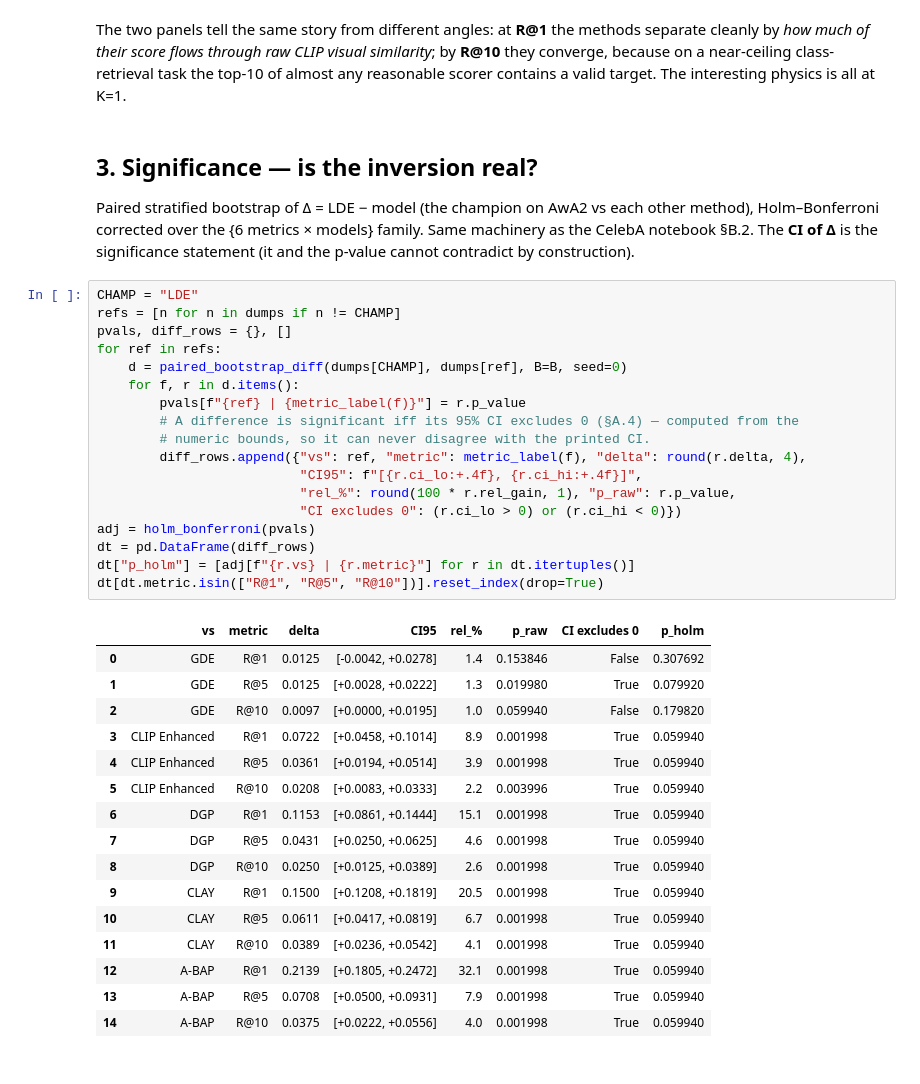
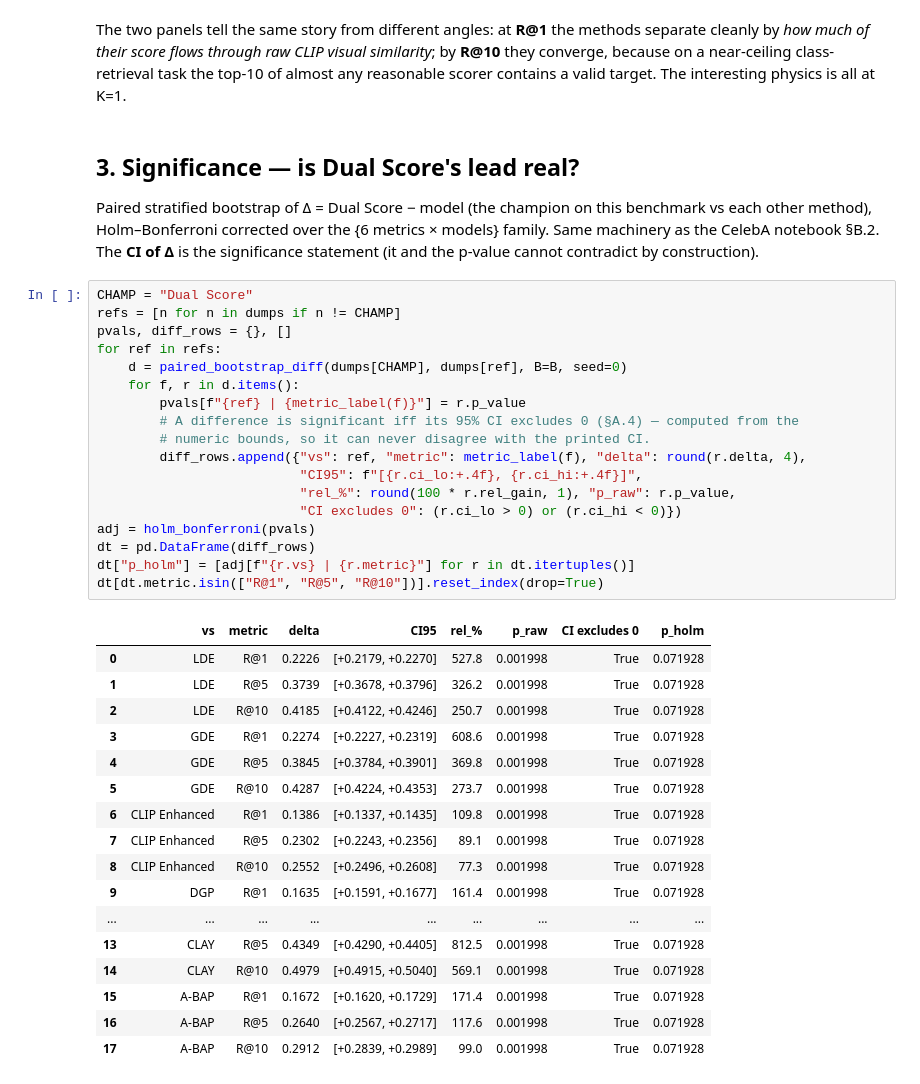
Before and after one commit to davideCabitz/Deep-Learning-Project, a Jupyter notebook: notebooks/AwA2_Model_Testing.ipynb, the cells around one changed output. Cells and saved outputs as stored; diff of their text form.

Commit message:
Updated AwA2 model testing notebook

```diff
--- a/notebooks/AwA2_Model_Testing.ipynb
+++ b/notebooks/AwA2_Model_Testing.ipynb
@@ -147,47 +157,48 @@ by **R@10** they converge, because on a near-ceiling class-retrieval task the to
 almost any reasonable scorer contains a valid target. The interesting physics is all at
 K=1.
 # %% [markdown]
-## 3. Significance — is the inversion real?
+## 3. Significance — is Dual Score's lead real?
 
-Paired stratified bootstrap of Δ = LDE − model (the champion on AwA2 vs each other
-method), Holm–Bonferroni corrected over the {6 metrics × models} family. Same machinery
-as the CelebA notebook §B.2. The **CI of Δ** is the significance statement (it and the
-p-value cannot contradict by construction).
+Paired stratified bootstrap of Δ = Dual Score − model (the champion on this benchmark vs
+each other method), Holm–Bonferroni corrected over the {6 metrics × models} family. Same
+machinery as the CelebA notebook §B.2. The **CI of Δ** is the significance statement (it
+and the p-value cannot contradict by construction).
 # %%
-CHAMP = "LDE"
+CHAMP = "Dual Score"
 refs = [n for n in dumps if n != CHAMP]
 pvals, diff_rows = {}, []
 for ref in refs:
     d = paired_bootstrap_diff(dumps[CHAMP], dumps[ref], B=B, seed=0)
     for f, r in d.items():
         pvals[f"{ref} | {metric_label(f)}"] = r.p_value
         # A difference is significant iff its 95% CI excludes 0 (§A.4) — computed from the
         # numeric bounds, so it can never disagree with the printed CI.
         diff_rows.append({"vs": ref, "metric": metric_label(f), "delta": round(r.delta, 4),
                           "CI95": f"[{r.ci_lo:+.4f}, {r.ci_hi:+.4f}]",
                           "rel_%": round(100 * r.rel_gain, 1), "p_raw": r.p_value,
                           "CI excludes 0": (r.ci_lo > 0) or (r.ci_hi < 0)})
 adj = holm_bonferroni(pvals)
 dt = pd.DataFrame(diff_rows)
 dt["p_holm"] = [adj[f"{r.vs} | {r.metric}"] for r in dt.itertuples()]
 dt[dt.metric.isin(["R@1", "R@5", "R@10"])].reset_index(drop=True)
 # %% [output]
 |  | vs | metric | delta | CI95 | rel_% | p_raw | CI excludes 0 | p_holm |
-| 0 | GDE | R@1 | 0.0125 | [-0.0042, +0.0278] | 1.4 | 0.153846 | False | 0.307692 |
-| 1 | GDE | R@5 | 0.0125 | [+0.0028, +0.0222] | 1.3 | 0.019980 | True | 0.079920 |
-| 2 | GDE | R@10 | 0.0097 | [+0.0000, +0.0195] | 1.0 | 0.059940 | False | 0.179820 |
-| 3 | CLIP Enhanced | R@1 | 0.0722 | [+0.0458, +0.1014] | 8.9 | 0.001998 | True | 0.059940 |
-| 4 | CLIP Enhanced | R@5 | 0.0361 | [+0.0194, +0.0514] | 3.9 | 0.001998 | True | 0.059940 |
-| 5 | CLIP Enhanced | R@10 | 0.0208 | [+0.0083, +0.0333] | 2.2 | 0.003996 | True | 0.059940 |
-| 6 | DGP | R@1 | 0.1153 | [+0.0861, +0.1444] | 15.1 | 0.001998 | True | 0.059940 |
-| 7 | DGP | R@5 | 0.0431 | [+0.0250, +0.0625] | 4.6 | 0.001998 | True | 0.059940 |
-| 8 | DGP | R@10 | 0.0250 | [+0.0125, +0.0389] | 2.6 | 0.001998 | True | 0.059940 |
-| 9 | CLAY | R@1 | 0.1500 | [+0.1208, +0.1819] | 20.5 | 0.001998 | True | 0.059940 |
-| 10 | CLAY | R@5 | 0.0611 | [+0.0417, +0.0819] | 6.7 | 0.001998 | True | 0.059940 |
-| 11 | CLAY | R@10 | 0.0389 | [+0.0236, +0.0542] | 4.1 | 0.001998 | True | 0.059940 |
-| 12 | A-BAP | R@1 | 0.2139 | [+0.1805, +0.2472] | 32.1 | 0.001998 | True | 0.059940 |
-| 13 | A-BAP | R@5 | 0.0708 | [+0.0500, +0.0931] | 7.9 | 0.001998 | True | 0.059940 |
-| 14 | A-BAP | R@10 | 0.0375 | [+0.0222, +0.0556] | 4.0 | 0.001998 | True | 0.059940 |
+| 0 | LDE | R@1 | 0.2226 | [+0.2179, +0.2270] | 527.8 | 0.001998 | True | 0.071928 |
+| 1 | LDE | R@5 | 0.3739 | [+0.3678, +0.3796] | 326.2 | 0.001998 | True | 0.071928 |
+| 2 | LDE | R@10 | 0.4185 | [+0.4122, +0.4246] | 250.7 | 0.001998 | True | 0.071928 |
+| 3 | GDE | R@1 | 0.2274 | [+0.2227, +0.2319] | 608.6 | 0.001998 | True | 0.071928 |
+| 4 | GDE | R@5 | 0.3845 | [+0.3784, +0.3901] | 369.8 | 0.001998 | True | 0.071928 |
+| 5 | GDE | R@10 | 0.4287 | [+0.4224, +0.4353] | 273.7 | 0.001998 | True | 0.071928 |
+| 6 | CLIP Enhanced | R@1 | 0.1386 | [+0.1337, +0.1435] | 109.8 | 0.001998 | True | 0.071928 |
+| 7 | CLIP Enhanced | R@5 | 0.2302 | [+0.2243, +0.2356] | 89.1 | 0.001998 | True | 0.071928 |
+| 8 | CLIP Enhanced | R@10 | 0.2552 | [+0.2496, +0.2608] | 77.3 | 0.001998 | True | 0.071928 |
+| 9 | DGP | R@1 | 0.1635 | [+0.1591, +0.1677] | 161.4 | 0.001998 | True | 0.071928 |
+| ... | ... | ... | ... | ... | ... | ... | ... | ... |
+| 13 | CLAY | R@5 | 0.4349 | [+0.4290, +0.4405] | 812.5 | 0.001998 | True | 0.071928 |
+| 14 | CLAY | R@10 | 0.4979 | [+0.4915, +0.5040] | 569.1 | 0.001998 | True | 0.071928 |
+| 15 | A-BAP | R@1 | 0.1672 | [+0.1620, +0.1729] | 171.4 | 0.001998 | True | 0.071928 |
+| 16 | A-BAP | R@5 | 0.2640 | [+0.2567, +0.2717] | 117.6 | 0.001998 | True | 0.071928 |
+| 17 | A-BAP | R@10 | 0.2912 | [+0.2839, +0.2989] | 99.0 | 0.001998 | True | 0.071928 |
 # %% [markdown]
 Reading the table:
 
```
Also changed, not shown: parts of 9 cells of this notebook, 8 other files.
